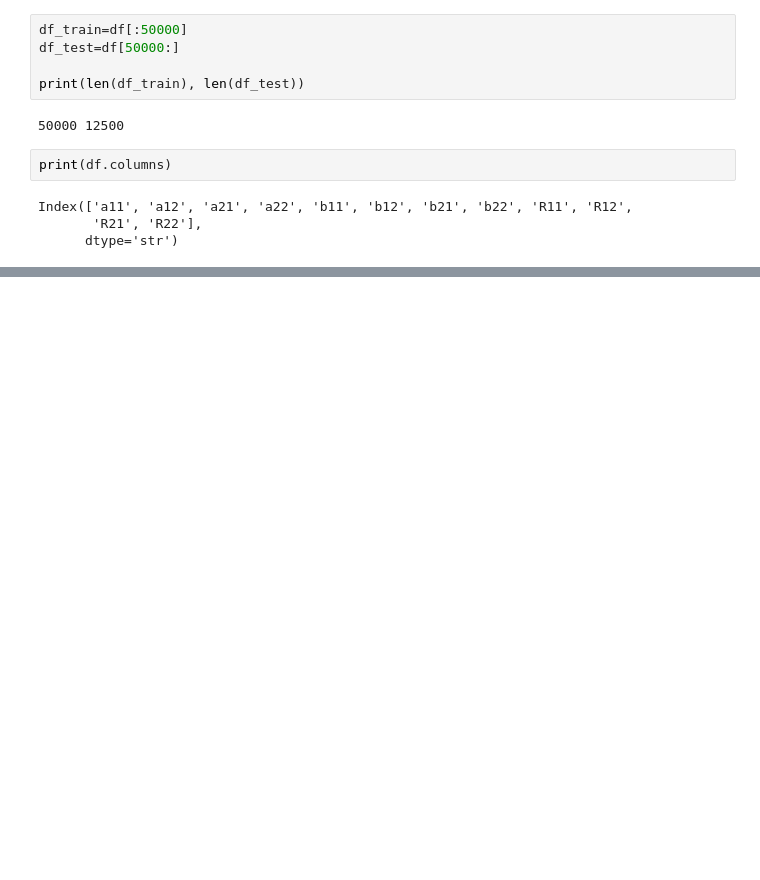
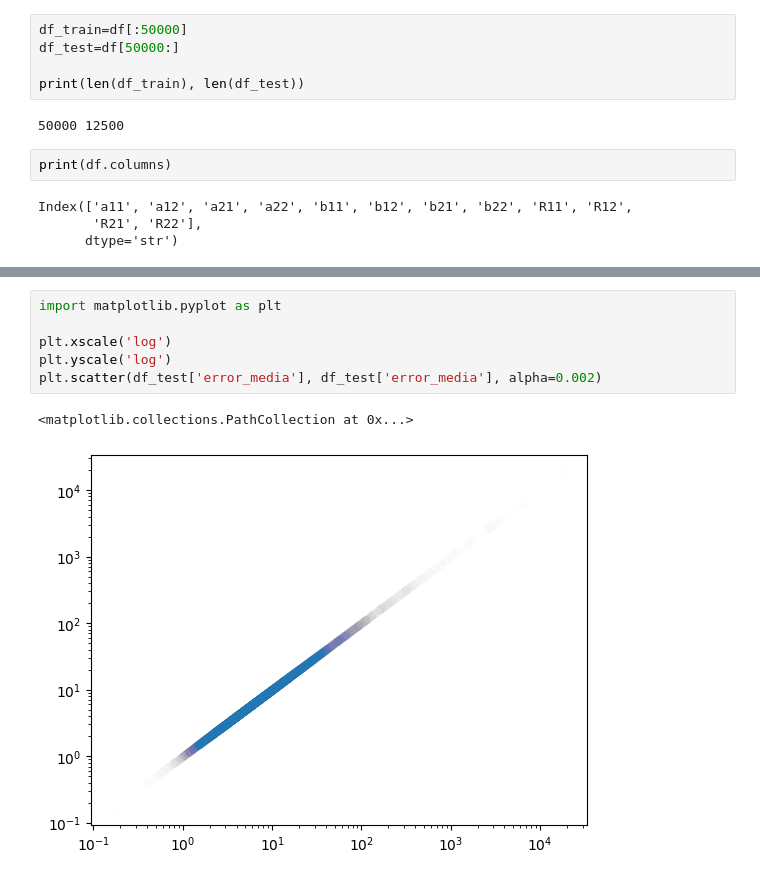
Before and after one commit to JavierTovar19/IA_minibots_T6-machine_learning, a Jupyter notebook: Codigo/P1_matrix_multiplication.ipynb, the cells around one changed output, grey strips where cells are left out. Saved outputs shown, nothing was run; the diff lists cells and outputs as text; blank space fills up the shorter version.

```diff
--- a/Codigo/P1_matrix_multiplication.ipynb
+++ b/Codigo/P1_matrix_multiplication.ipynb
@@ -189,0 +198,9 @@ df_test.head(50)
+# %%
+import matplotlib.pyplot as plt
+
+plt.xscale('log')
+plt.yscale('log')
+plt.scatter(df_test['error_media'], df_test['error_media'], alpha=0.002)
+# %% [output]
+<matplotlib.collections.PathCollection at 0x...>
+[figure, added]
```
Also changed, not shown: parts of 9 cells of this notebook.
